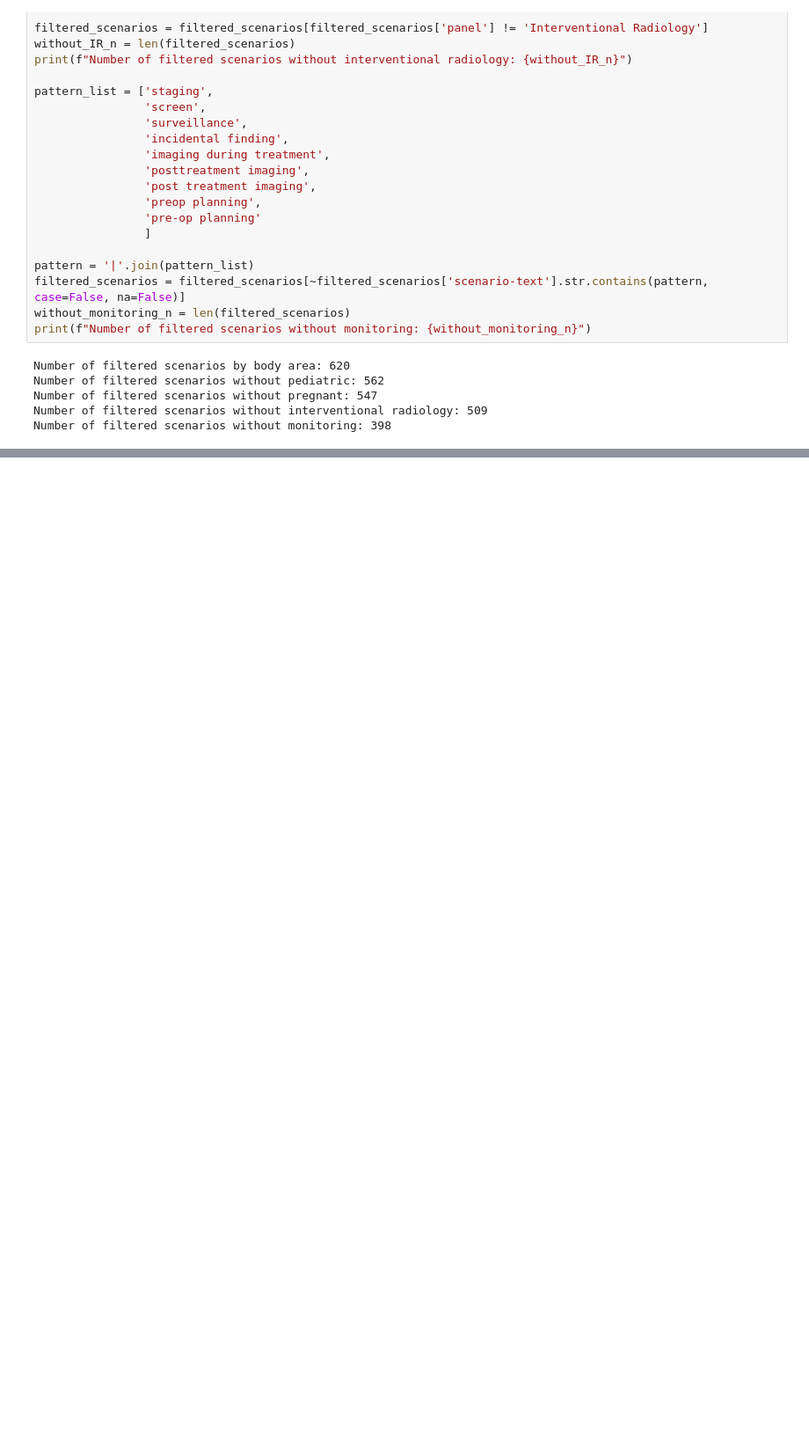
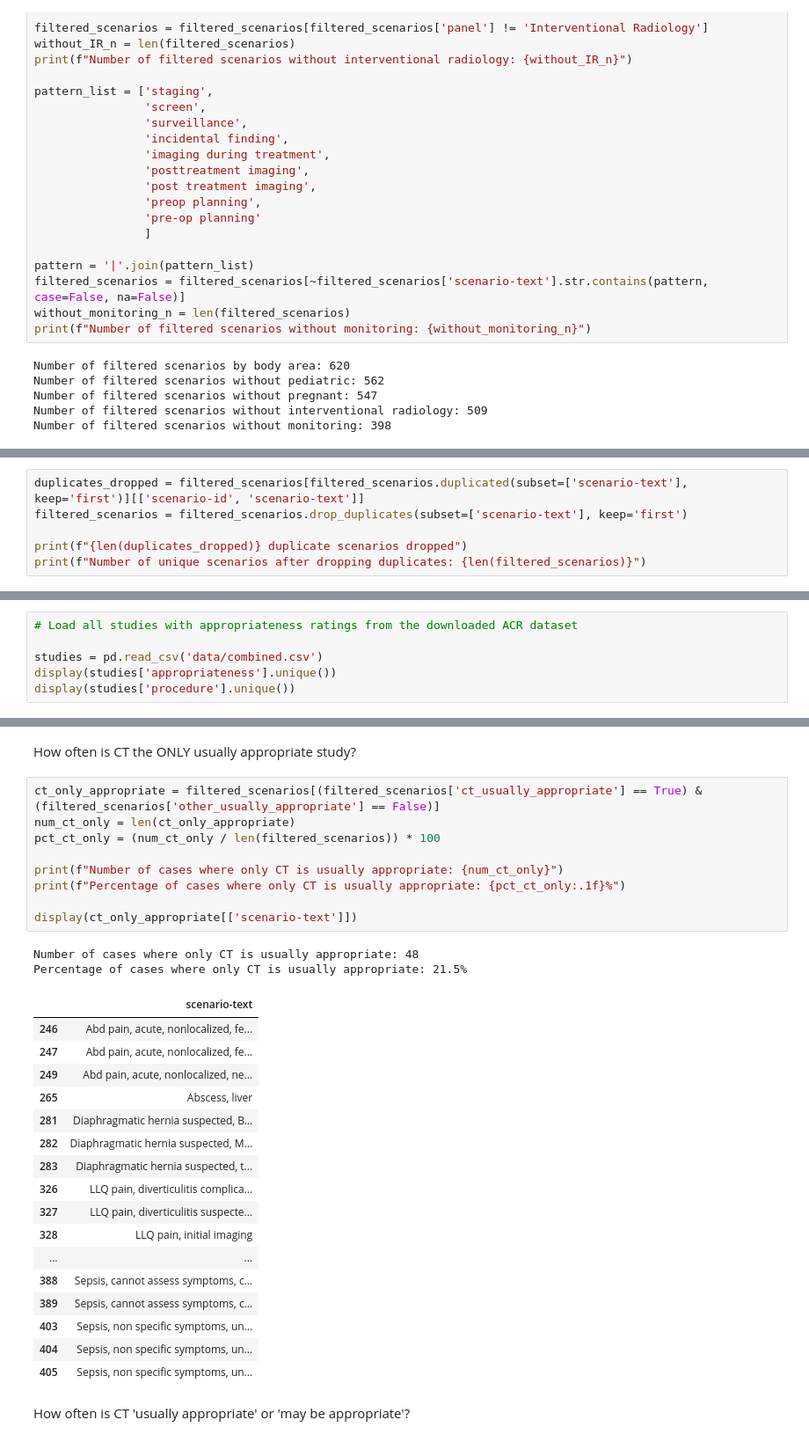
Before and after one commit to bsalexander/acr_analysis, a Jupyter notebook: analyze.ipynb, the cells around one changed output, grey strips where cells are left out. Shown at 88% size. Cells and saved outputs as stored; diff of their text form; blank space fills up the shorter version.

```diff
--- a/analyze.ipynb
+++ b/analyze.ipynb
@@ -89,0 +167,6 @@ Number of filtered scenarios without monitoring: 398
+# %%
+duplicates_dropped = filtered_scenarios[filtered_scenarios.duplicated(subset=['scenario-text'], keep='first')][['scenario-id', 'scenario-text']]
+filtered_scenarios = filtered_scenarios.drop_duplicates(subset=['scenario-text'], keep='first')
+
+print(f"{len(duplicates_dropped)} duplicate scenarios dropped")
+print(f"Number of unique scenarios after dropping duplicates: {len(filtered_scenarios)}")
@@ -89,0 +185,6 @@ Number of filtered scenarios without monitoring: 398
+# %%
+# Load all studies with appropriateness ratings from the downloaded ACR dataset
+
+studies = pd.read_csv('data/combined.csv')
+display(studies['appropriateness'].unique())
+display(studies['procedure'].unique())
@@ -89,0 +331,33 @@ Number of filtered scenarios without monitoring: 398
+# %% [markdown]
+How often is CT the ONLY usually appropriate study?
+# %%
+ct_only_appropriate = filtered_scenarios[(filtered_scenarios['ct_usually_appropriate'] == True) & (filtered_scenarios['other_usually_appropriate'] == False)]
+num_ct_only = len(ct_only_appropriate)
+pct_ct_only = (num_ct_only / len(filtered_scenarios)) * 100
+
+print(f"Number of cases where only CT is usually appropriate: {num_ct_only}")
+print(f"Percentage of cases where only CT is usually appropriate: {pct_ct_only:.1f}%")
+
+display(ct_only_appropriate[['scenario-text']])
+# %% [output]
+Number of cases where only CT is usually appropriate: 48
+Percentage of cases where only CT is usually appropriate: 21.5%
+|  | scenario-text |
+| 246 | Abd pain, acute, nonlocalized, fe... |
+| 247 | Abd pain, acute, nonlocalized, fe... |
+| 249 | Abd pain, acute, nonlocalized, ne... |
+| 265 | Abscess, liver |
+| 281 | Diaphragmatic hernia suspected, B... |
+| 282 | Diaphragmatic hernia suspected, M... |
+| 283 | Diaphragmatic hernia suspected, t... |
+| 326 | LLQ pain, diverticulitis complica... |
+| 327 | LLQ pain, diverticulitis suspecte... |
+| 328 | LLQ pain, initial imaging |
+| ... | ... |
+| 388 | Sepsis, cannot assess symptoms, c... |
+| 389 | Sepsis, cannot assess symptoms, c... |
+| 403 | Sepsis, non specific symptoms, un... |
+| 404 | Sepsis, non specific symptoms, un... |
+| 405 | Sepsis, non specific symptoms, un... |
+# %% [markdown]
+How often is CT 'usually appropriate' or 'may be appropriate'?
```
Also changed, not shown: parts of 18 cells of this notebook, 6 other files.
